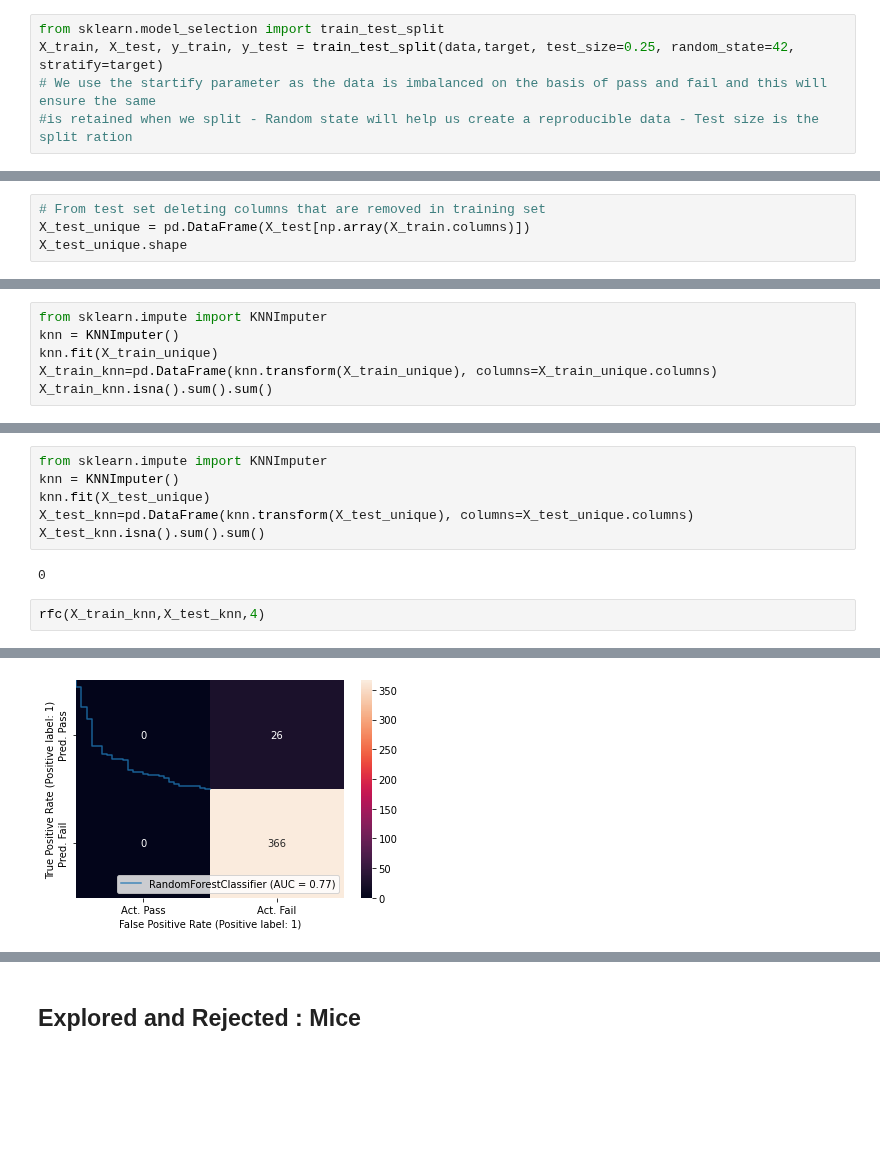
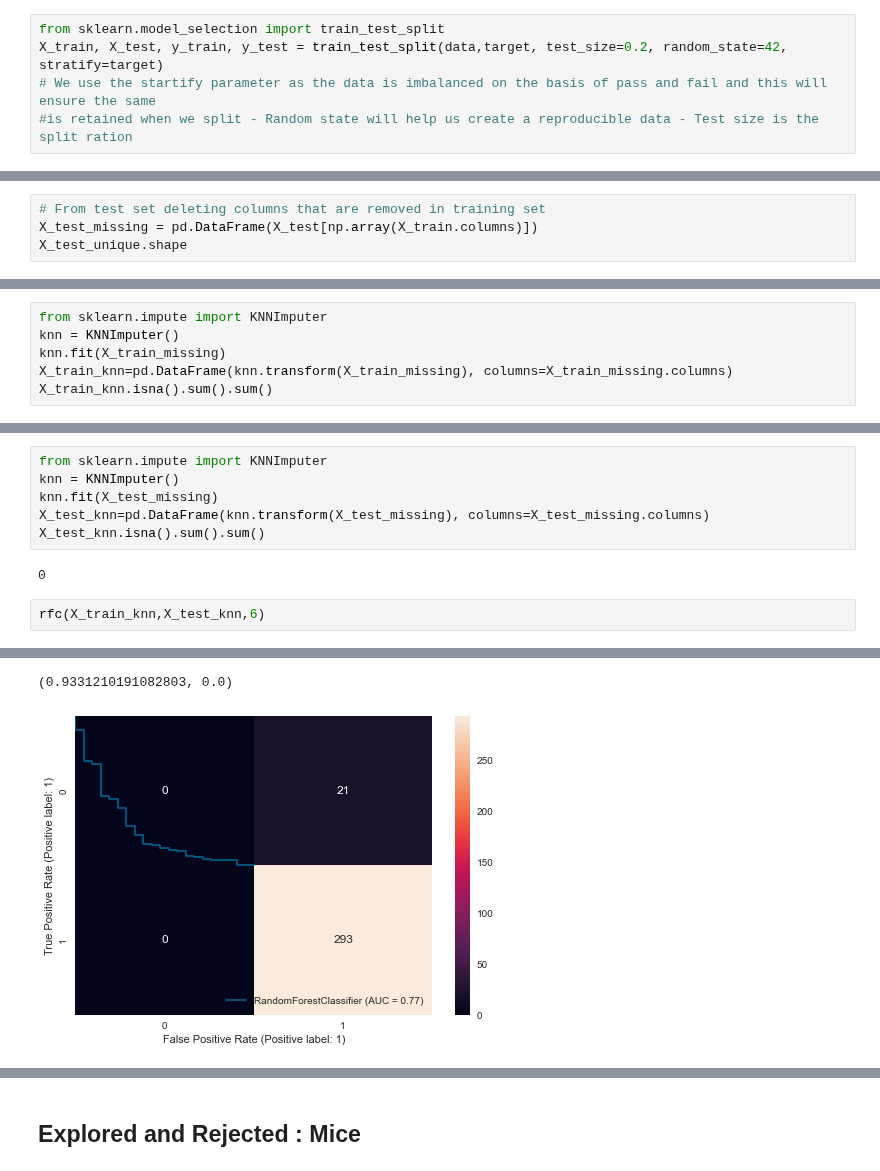
Before and after one commit to himanshag/SECOM, a Jupyter notebook: base_file.ipynb, the cells around one changed output, grey strips where cells are left out. Cells and saved outputs as stored; diff of their text form; blank space fills up the shorter version.

```diff
--- a/base_file.ipynb
+++ b/base_file.ipynb
@@ -108,7 +165,7 @@ data.drop(['Classification'], axis=1,inplace=True)
 #### Spliting the data into training set and test set
 # %%
 from sklearn.model_selection import train_test_split
-X_train, X_test, y_train, y_test = train_test_split(data,target, test_size=0.25, random_state=42, stratify=target)
+X_train, X_test, y_train, y_test = train_test_split(data,target, test_size=0.2, random_state=42, stratify=target)
 # We use the startify parameter as the data is imbalanced on the basis of pass and fail and this will ensure the same
 #is retained when we split - Random state will help us create a reproducible data - Test size is the split ration
 # %%
@@ -149,4 +212,4 @@ X_train_unique.shape
 # %%
 # From test set deleting columns that are removed in training set
-X_test_unique = pd.DataFrame(X_test[np.array(X_train.columns)])
+X_test_missing = pd.DataFrame(X_test[np.array(X_train.columns)])
 X_test_unique.shape
@@ -180,19 +241,19 @@ for col in X_test_unique.columns:
 # %%
 from sklearn.impute import KNNImputer
 knn = KNNImputer()
-knn.fit(X_train_unique)
-X_train_knn=pd.DataFrame(knn.transform(X_train_unique), columns=X_train_unique.columns)
+knn.fit(X_train_missing)
+X_train_knn=pd.DataFrame(knn.transform(X_train_missing), columns=X_train_missing.columns)
 X_train_knn.isna().sum().sum()
 # %% [output]
 0
 # %%
 from sklearn.impute import KNNImputer
 knn = KNNImputer()
-knn.fit(X_test_unique)
-X_test_knn=pd.DataFrame(knn.transform(X_test_unique), columns=X_test_unique.columns)
+knn.fit(X_test_missing)
+X_test_knn=pd.DataFrame(knn.transform(X_test_missing), columns=X_test_missing.columns)
 X_test_knn.isna().sum().sum()
 # %% [output]
 0
 # %%
-rfc(X_train_knn,X_test_knn,4)
+rfc(X_train_knn,X_test_knn,6)
 # %% [output]
@@ -209 +272,2 @@ Test Accuracy Score 0.9336734693877551
+(0.9331210191082803, 0.0)
-[figure, old version]
+[figure, new version]
```
Also changed, not shown: parts of 58 cells of this notebook, 2 other files.
